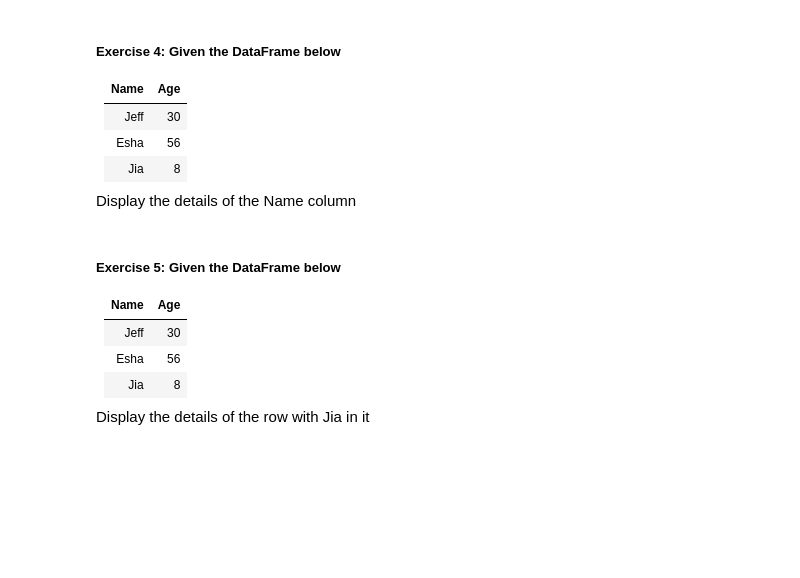
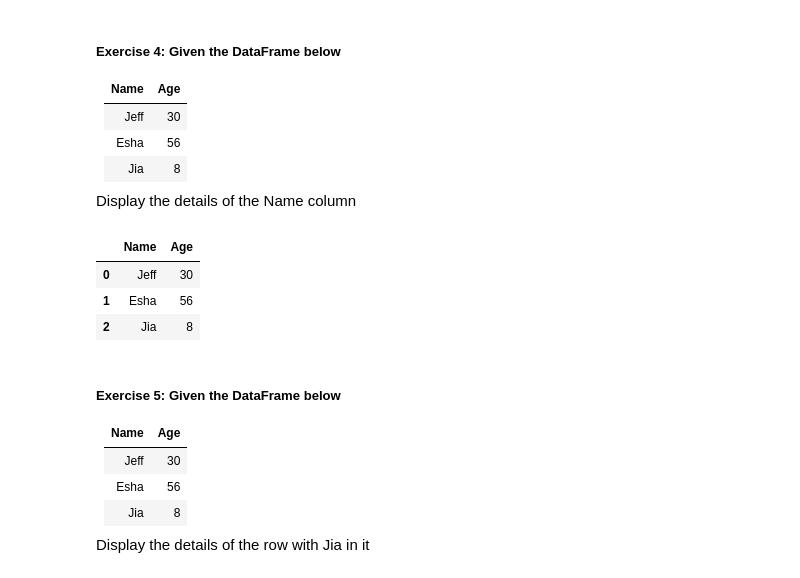
Before and after one commit to manianls/ADSMI, a Jupyter notebook: ADSMI_B1_M0_NB_Practice_02_Pandas.ipynb, the cells around one changed output. Drawn from its saved outputs; the diff is of its cells as text; code cells hidden in the pictures; blank space fills up the shorter version.

```diff
--- a/ADSMI_B1_M0_NB_Practice_02_Pandas.ipynb
+++ b/ADSMI_B1_M0_NB_Practice_02_Pandas.ipynb
@@ -124,3 +193,13 @@ Display the details of the Name column
+# %%
+# Your code here
+df = pd.DataFrame({"Name": ["Jeff", "Esha", "Jia"], "Age":[30,56,8]})
+df["Name"]
+df
+# %% [output]
+|  | Name | Age |
+| 0 | Jeff | 30 |
+| 1 | Esha | 56 |
+| 2 | Jia | 8 |
 # %% [markdown]
 ##### Exercise 5: Given the DataFrame below
 
```
Also changed, not shown: parts of 9 cells of this notebook.
